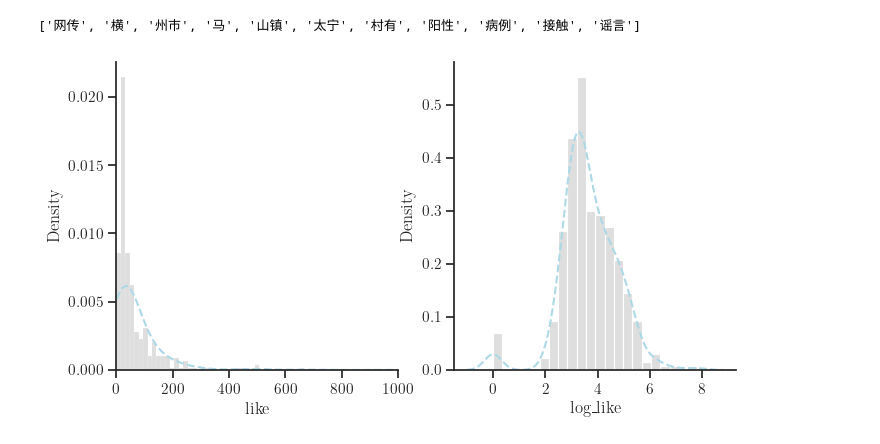
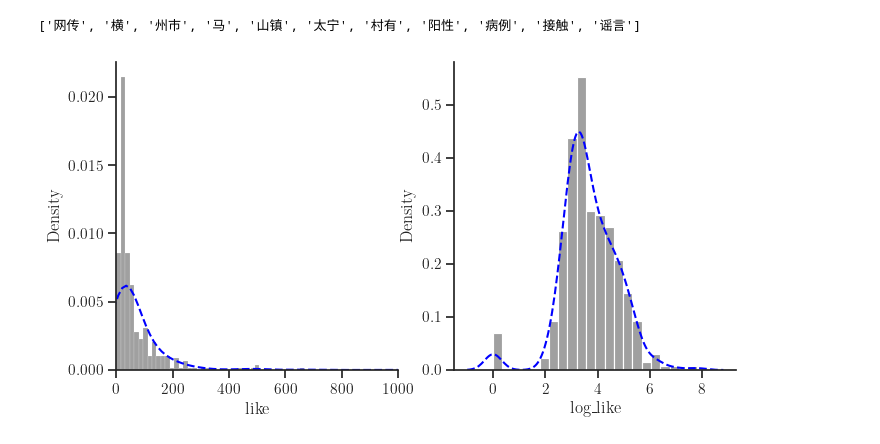
Before and after one commit to ThisisKUNMENG/dataVisualizationFinalProject, a Jupyter notebook: final.ipynb, the cells around one changed output. Cells and saved outputs as stored; diff of their text form; code cells hidden in the pictures.

```diff
--- a/final.ipynb
+++ b/final.ipynb
@@ -71,0 +76,4 @@ df['content_token'] = df['content'].apply(lambda x: get_tokens_without_stopwords
+# %%
+from data_preprocess import get_preprocessed_data
+
+df = get_preprocessed_data()
@@ -105,12 +118,12 @@ df.iloc[7]['content_token']
 # %% [output]
 ['网传', '横', '州市', '马', '山镇', '太宁', '村有', '阳性', '病例', '接触', '谣言']
 # %%
-fig, axes = plt.subplots(1, 2, figsize=(8, 4))
-sns.histplot(df['like'], ax=axes[0], color='lightgrey', stat='density')
-axes[0].set_xlim(0, 1000)
-sns.kdeplot(df['like'], ax=axes[0], color='lightblue', ls='--')
-sns.histplot(df['log_like'], ax=axes[1],color='lightgrey', stat='density')
-sns.kdeplot(df['log_like'], ax=axes[1], color='lightblue', ls='--')
-plt.savefig('./figures/loglike_like_hist.pdf')
+_, axes = plt.subplots(1, 2, figsize=(8, 4))
+sns.histplot(df['like'], ax=axes[0], color='grey', stat='density')
+axes[0].set_xlim(0, 1000)  # 限制横坐标范围，防止尾部过长
+sns.kdeplot(df['like'], ax=axes[0], color='blue', ls='--')
+sns.histplot(df['log_like'], ax=axes[1],color='grey', stat='density')
+sns.kdeplot(df['log_like'], ax=axes[1], color='blue', ls='--')
+plt.savefig('./figures/loglike_like_hist.pdf', bbox_inches='tight')
 # %% [output]
-[figure, old version]
+[figure, new version]
```
Also changed, not shown: parts of 28 cells of this notebook, 11 other files.
